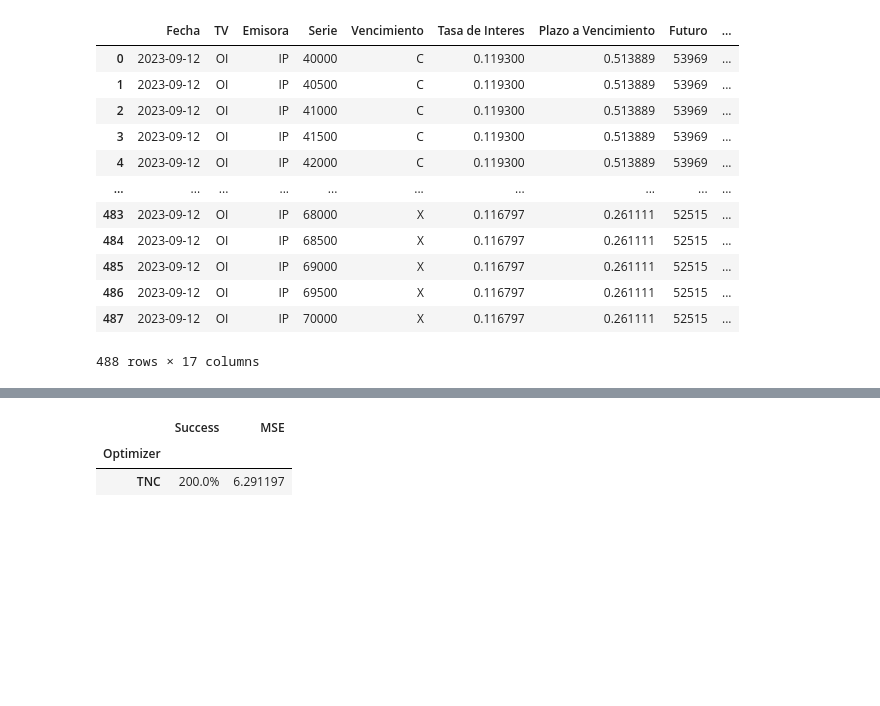
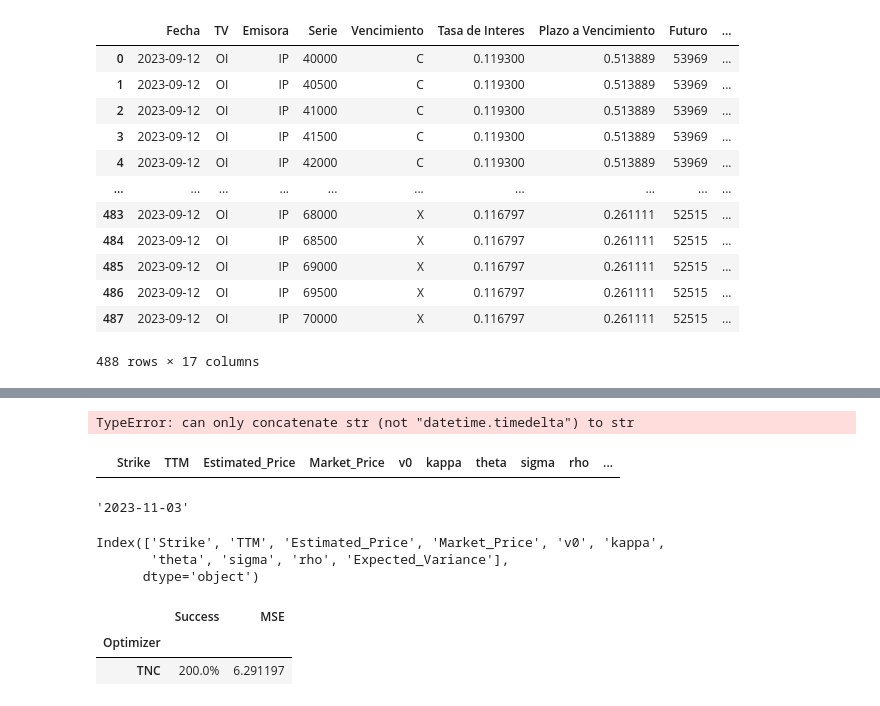
Before and after one commit to waldensanchez/HestonAutomation, a Jupyter notebook: NewApproach.ipynb, the cells around one changed output, grey strips where cells are left out. Drawn from its saved outputs; the diff is of its cells as text; code cells hidden in the pictures; blank space fills up the shorter version.

```diff
--- a/NewApproach.ipynb
+++ b/NewApproach.ipynb
@@ -106,0 +59,58 @@ pd.concat(results)
+# %%
+option = heston.option.copy()
+option = option[option['lastTradeDate'] == option['lastTradeDate'].mode()[0]]
+trade_dates = option['lastTradeDate']
+start_date, end_date = trade_dates.min(), trade_dates.max()
+end_date = end_date + timedelta(days=1)
+
+# Use get_prices_with_fill to ensure we have a price for each date
+prices = get_prices_with_fill(heston.ticker_symbol, start_date, end_date)
+
+# Ensure that the data types are correct after merging
+option['lastTradeDate'] = pd.to_datetime(option['lastTradeDate'])
+prices['Date'] = pd.to_datetime(prices['Date'])
+
+# Merge the data on dates ensuring all dates up to maturity have a price
+option = option.merge(prices, left_on='lastTradeDate', right_on='Date', how='left').drop('Date', axis=1).rename(columns={'Adj Close': 'Price'})
+option['lastTradeDate'] = option['lastTradeDate'].apply(to_ql_dates)
+option['Maturity'] = option['Maturity'].apply(to_ql_dates)
+
+# ... rest of the processing and Heston parameter calculations
+
+sim_until_maturity = pd.DataFrame()
+
+# Iterate through each row in the option DataFrame
+for index, row in option.iterrows():
+    # Extract data for this particular option
+    spot_price = row['Price']
+    strike_price = row['strike']
+    market_price = row['lastPrice']
+    historical_volatility = row['impliedVolatility']
+    calculation_date = row['lastTradeDate']
+    maturity_date = row['Maturity']
+    ttm = row['TTM']
+
+    # Calculate Heston parameters for this option
+    heston_params = HestonParameters(spot_price, strike_price, market_price, heston.dividend, [.1, .1, historical_volatility, .1, .1], calculation_date, maturity_date, ttm, call_option=heston.call_option)
+
+    # Combine the results
+    sim_until_maturity = pd.concat([sim_until_maturity, heston_params], axis=0)
+
+# Calculate expected variance over strikes for the combined results
+heston.sim_until_maturity = calculate_expected_variance_over_strikes(sim_until_maturity)
+# %% [output]
+TypeError: can only concatenate str (not "datetime.timedelta") to str
+# %%
+robust_sim
+# %% [output]
+|  | Strike | TTM | Estimated_Price | Market_Price | v0 | kappa | theta | sigma | rho | ... |
+# %%
+heston.option['lastTradeDate'].mode()[0]
+# %% [output]
+'2023-11-03'
+# %%
+results.columns
+# %% [output]
+Index(['Strike', 'TTM', 'Estimated_Price', 'Market_Price', 'v0', 'kappa',
+       'theta', 'sigma', 'rho', 'Expected_Variance'],
+      dtype='object')
```
Also changed, not shown: parts of 18 cells of this notebook, 4 other files.
